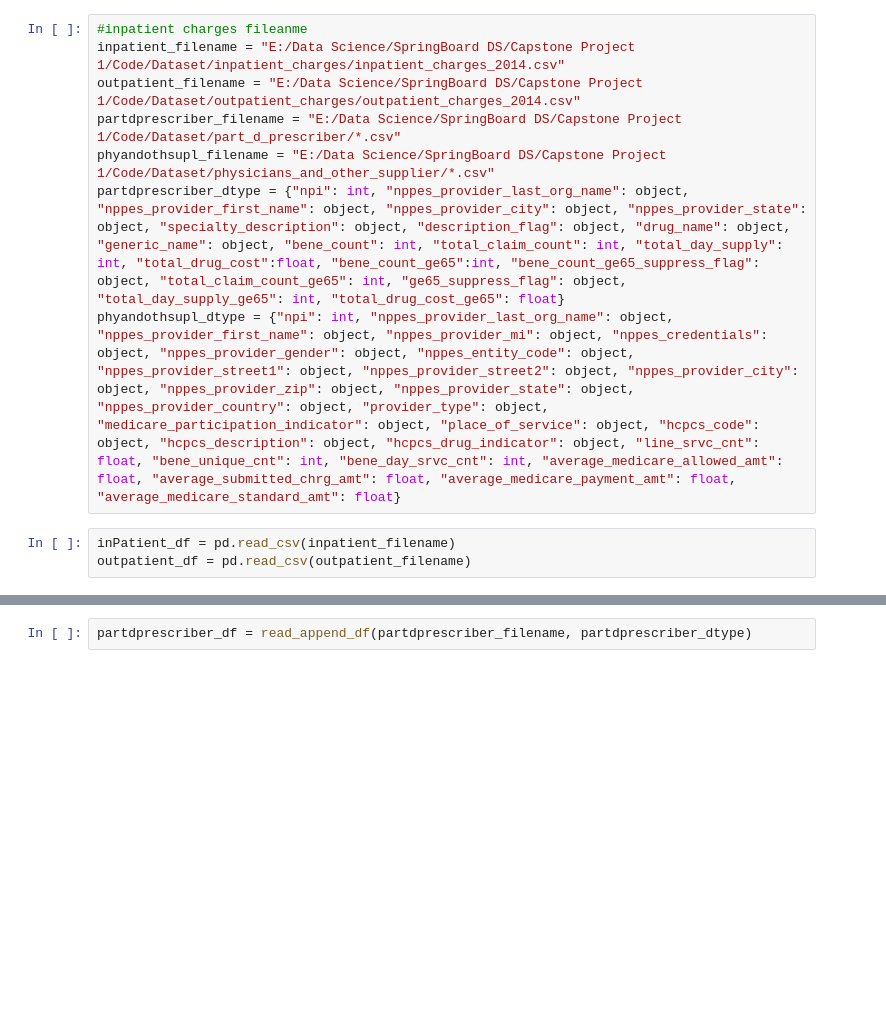
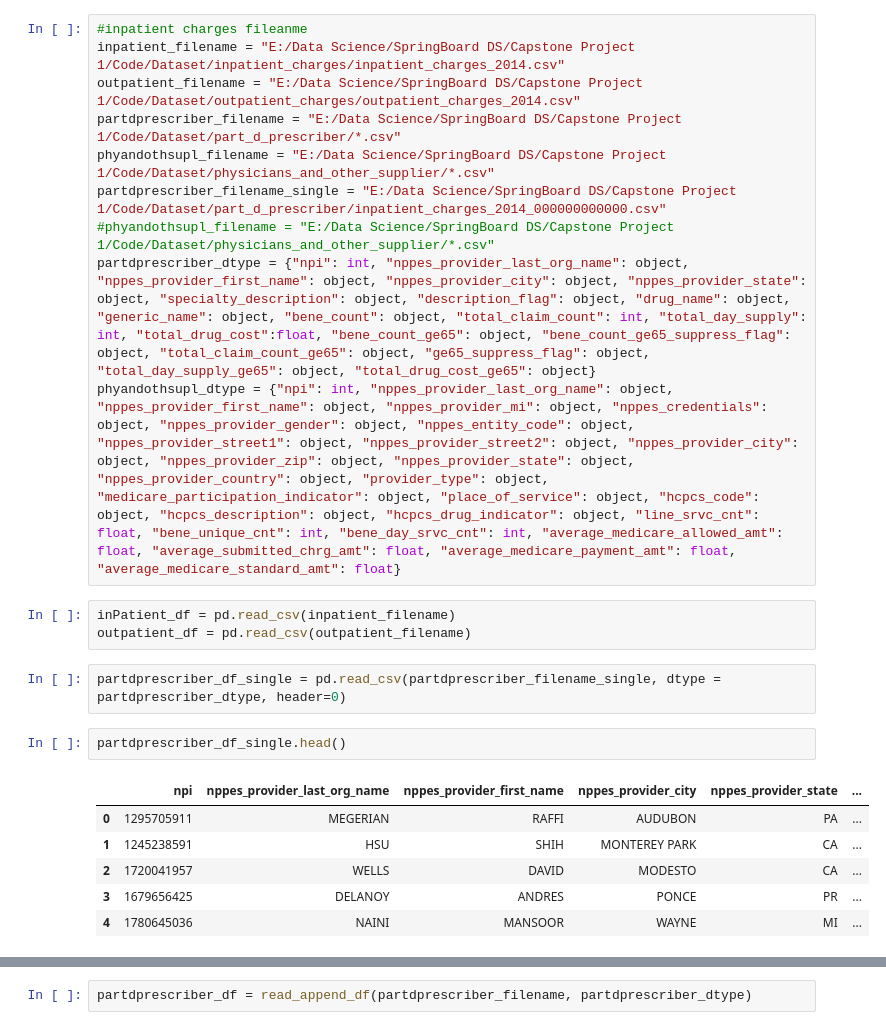
Before and after one commit to khmsha/Springboard, a Jupyter notebook: Data Wrangling/Capstone1 Project/CapstoneProject_ReadFromCSV.ipynb, the cells around one changed output, grey strips where cells are left out. Saved outputs shown, nothing was run; the diff lists cells and outputs as text; blank space fills up the shorter version.

Commit message:
Capstone project 1 Data Wrangling
changed dtype of int to object

```diff
--- a/Data Wrangling/Capstone1 Project/CapstoneProject_ReadFromCSV.ipynb
+++ b/Data Wrangling/Capstone1 Project/CapstoneProject_ReadFromCSV.ipynb
@@ -8,8 +8,21 @@ inpatient_filename = "E:/Data Science/SpringBoard DS/Capstone Project 1/Code/Dat
 outpatient_filename = "E:/Data Science/SpringBoard DS/Capstone Project 1/Code/Dataset/outpatient_charges/outpatient_charges_2014.csv"
 partdprescriber_filename = "E:/Data Science/SpringBoard DS/Capstone Project 1/Code/Dataset/part_d_prescriber/*.csv"
 phyandothsupl_filename = "E:/Data Science/SpringBoard DS/Capstone Project 1/Code/Dataset/physicians_and_other_supplier/*.csv"
-partdprescriber_dtype = {"npi": int, "nppes_provider_last_org_name": object, "nppes_provider_first_name": object, "nppes_provider_city": object, "nppes_provider_state": object, "specialty_description": object, "description_flag": object, "drug_name": object, "generic_name": object, "bene_count": int, "total_claim_count": int, "total_day_supply": int, "total_drug_cost":float, "bene_count_ge65":int, "bene_count_ge65_suppress_flag": object, "total_claim_count_ge65": int, "ge65_suppress_flag": object, "total_day_supply_ge65": int, "total_drug_cost_ge65": float}
+partdprescriber_filename_single = "E:/Data Science/SpringBoard DS/Capstone Project 1/Code/Dataset/part_d_prescriber/inpatient_charges_2014_000000000000.csv"
+#phyandothsupl_filename = "E:/Data Science/SpringBoard DS/Capstone Project 1/Code/Dataset/physicians_and_other_supplier/*.csv"
+partdprescriber_dtype = {"npi": int, "nppes_provider_last_org_name": object, "nppes_provider_first_name": object, "nppes_provider_city": object, "nppes_provider_state": object, "specialty_description": object, "description_flag": object, "drug_name": object, "generic_name": object, "bene_count": object, "total_claim_count": int, "total_day_supply": int, "total_drug_cost":float, "bene_count_ge65": object, "bene_count_ge65_suppress_flag": object, "total_claim_count_ge65": object, "ge65_suppress_flag": object, "total_day_supply_ge65": object, "total_drug_cost_ge65": object}
 phyandothsupl_dtype = {"npi": int, "nppes_provider_last_org_name": object, "nppes_provider_first_name": object, "nppes_provider_mi": object, "nppes_credentials": object, "nppes_provider_gender": object, "nppes_entity_code": object, "nppes_provider_street1": object, "nppes_provider_street2": object, "nppes_provider_city": object, "nppes_provider_zip": object, "nppes_provider_state": object, "nppes_provider_country": object, "provider_type": object, "medicare_participation_indicator": object, "place_of_service": object, "hcpcs_code": object, "hcpcs_description": object, "hcpcs_drug_indicator": object, "line_srvc_cnt": float, "bene_unique_cnt": int, "bene_day_srvc_cnt": int, "average_medicare_allowed_amt": float, "average_submitted_chrg_amt": float, "average_medicare_payment_amt": float, "average_medicare_standard_amt": float}
 # %%
 inPatient_df = pd.read_csv(inpatient_filename)
 outpatient_df = pd.read_csv(outpatient_filename)
+# %%
+partdprescriber_df_single = pd.read_csv(partdprescriber_filename_single, dtype = partdprescriber_dtype, header=0)
+# %%
+partdprescriber_df_single.head()
+# %% [output]
+|  | npi | nppes_provider_last_org_name | nppes_provider_first_name | nppes_provider_city | nppes_provider_state | ... |
+| 0 | 1295705911 | MEGERIAN | RAFFI | AUDUBON | PA | ... |
+| 1 | 1245238591 | HSU | SHIH | MONTEREY PARK | CA | ... |
+| 2 | 1720041957 | WELLS | DAVID | MODESTO | CA | ... |
+| 3 | 1679656425 | DELANOY | ANDRES | PONCE | PR | ... |
+| 4 | 1780645036 | NAINI | MANSOOR | WAYNE | MI | ... |
```
Also changed, not shown: parts of 3 cells of this notebook.
